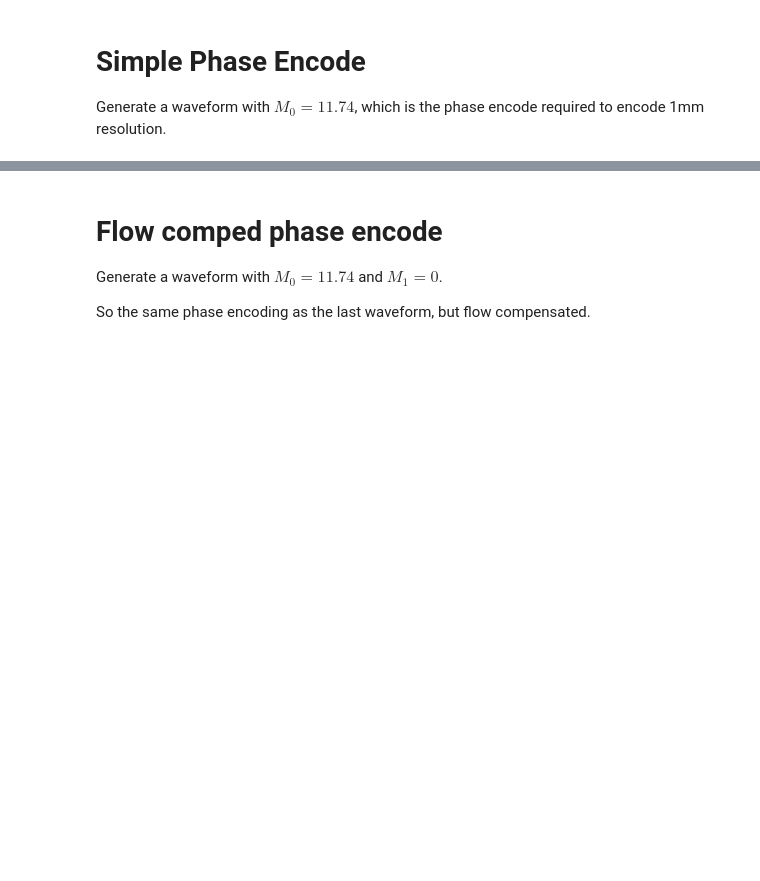
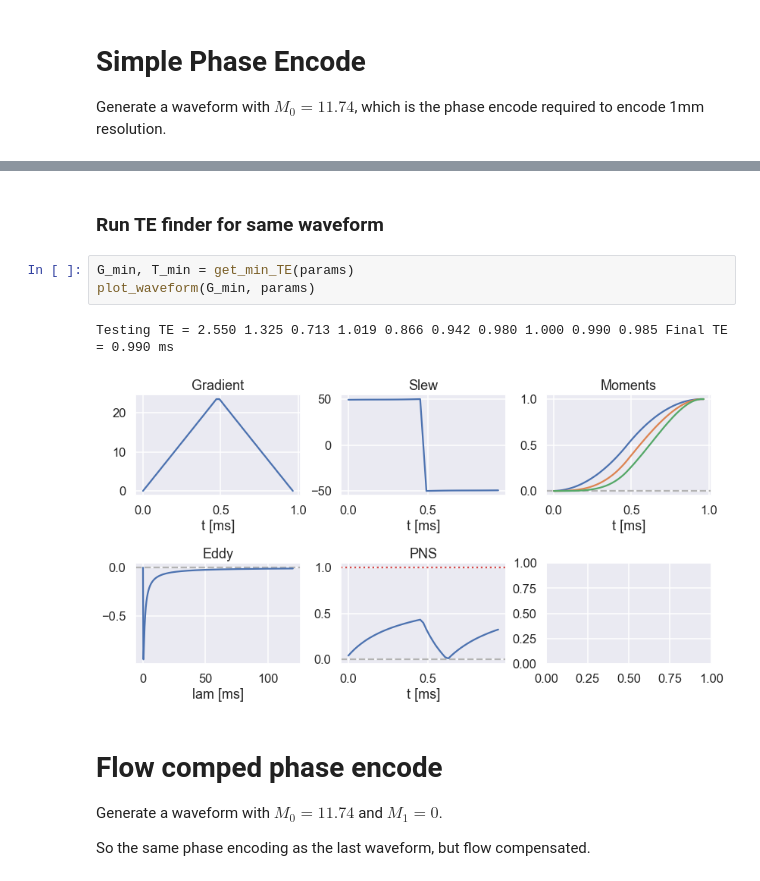
Before and after one commit to mloecher/gropt, a Jupyter notebook: python/demo_free.ipynb, the cells around one changed output, grey strips where cells are left out. Saved outputs shown, nothing was run; the diff lists cells and outputs as text; blank space fills up the shorter version.

Commit message:
Added python minimum TE finder

```diff
--- a/python/demo_free.ipynb
+++ b/python/demo_free.ipynb
@@ -38,3 +38,11 @@ plot_waveform(G, params['TE'], 0.0)
+# %% [markdown]
+### Run TE finder for same waveform
+# %%
+G_min, T_min = get_min_TE(params)
+plot_waveform(G_min, params)
+# %% [output]
+Testing TE = 2.550 1.325 0.713 1.019 0.866 0.942 0.980 1.000 0.990 0.985 Final TE = 0.990 ms
+[figure, added]
 # %% [markdown]
 # Flow comped phase encode
 
```
Also changed, not shown: parts of 3 cells of this notebook, 4 other files.
